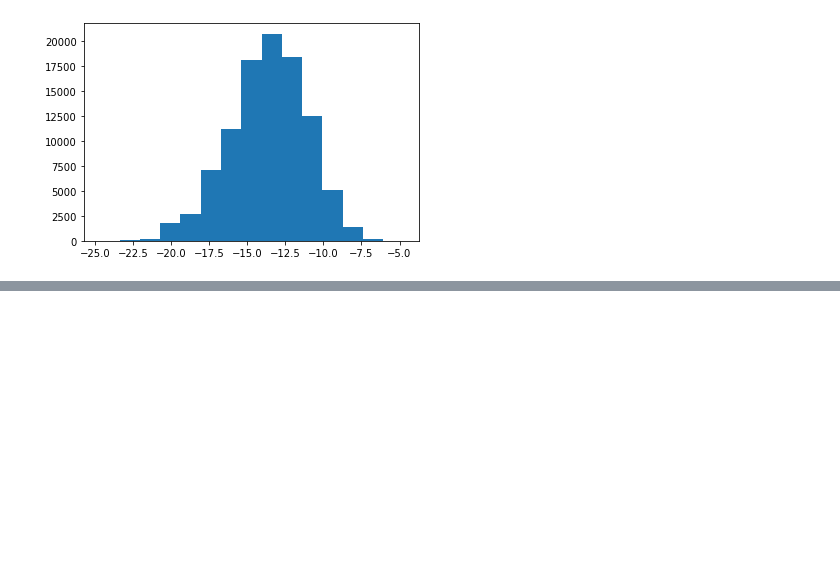
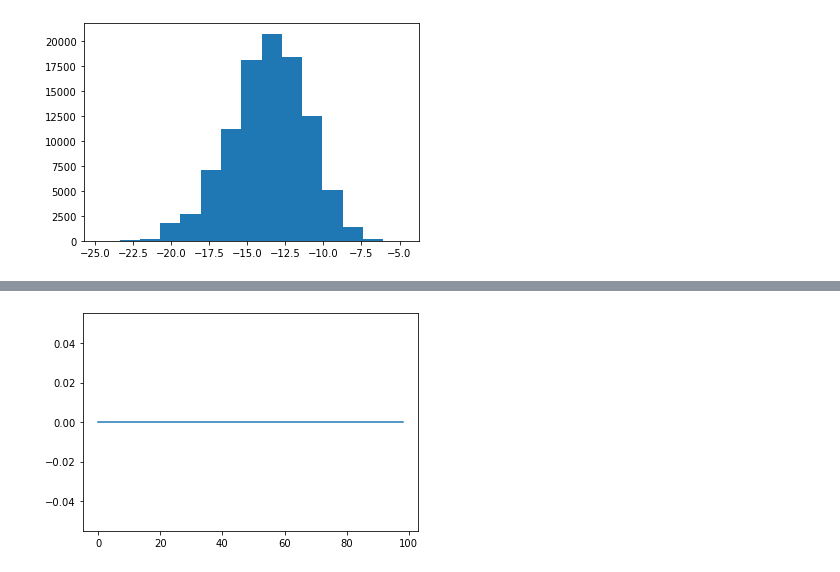
Before and after one commit to maxime7770/ML-Competition, a Jupyter notebook: vizualisation.ipynb, the cells around one changed output, grey strips where cells are left out. Cells and saved outputs as stored; diff of their text form; code cells hidden in the pictures; blank space fills up the shorter version.

```diff
--- a/vizualisation.ipynb
+++ b/vizualisation.ipynb
@@ -229,0 +263,24 @@ plt.show()
+# %%
+def opt(threshold):
+    train_df["area"] = train_df["geometry"].area
+    u=train_df["area"].values
+    train_df["length"] = train_df["geometry"].length
+    v=train_df["length"].values
+    roads_area=train_df[train_df['change_type']=='road'].area.values
+    roads_length=train_df[train_df['change_type']=='road'].length.values
+    p=roads_length.shape[0]
+    n=v.shape[0]
+    tot=0
+    k=0
+    for i in range(p):
+        if roads_area[i]/roads_length[i]<threshold:
+            tot+=1
+            if train_df['change_type'].iloc[i]=='road':
+                k+=1
+    return k/tot
+
+li=[opt(i/100) for i in range(1,100)]
+plt.plot(li)
+plt.show()
+# %% [output]
+[figure, added]
```
Also changed, not shown: parts of 18 cells of this notebook.
